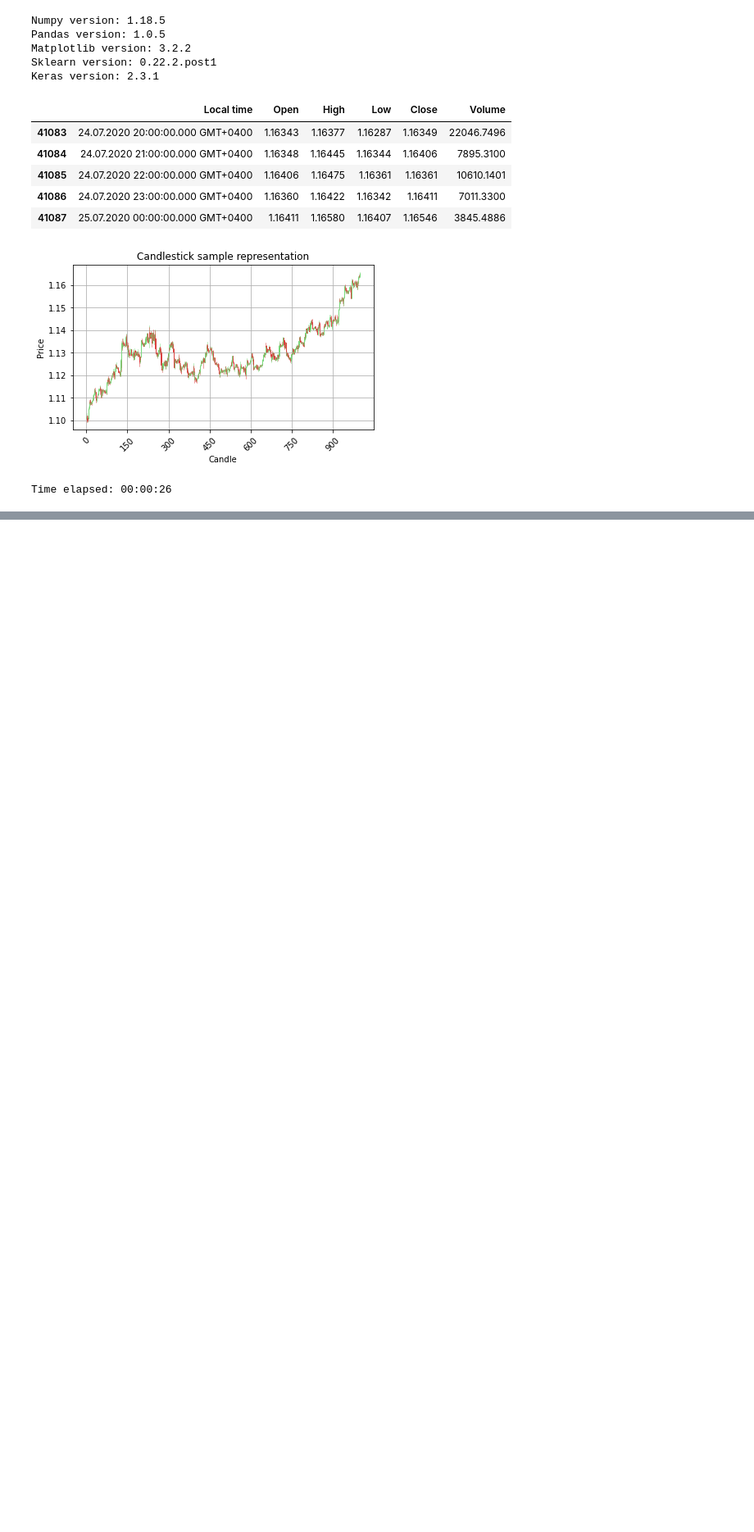
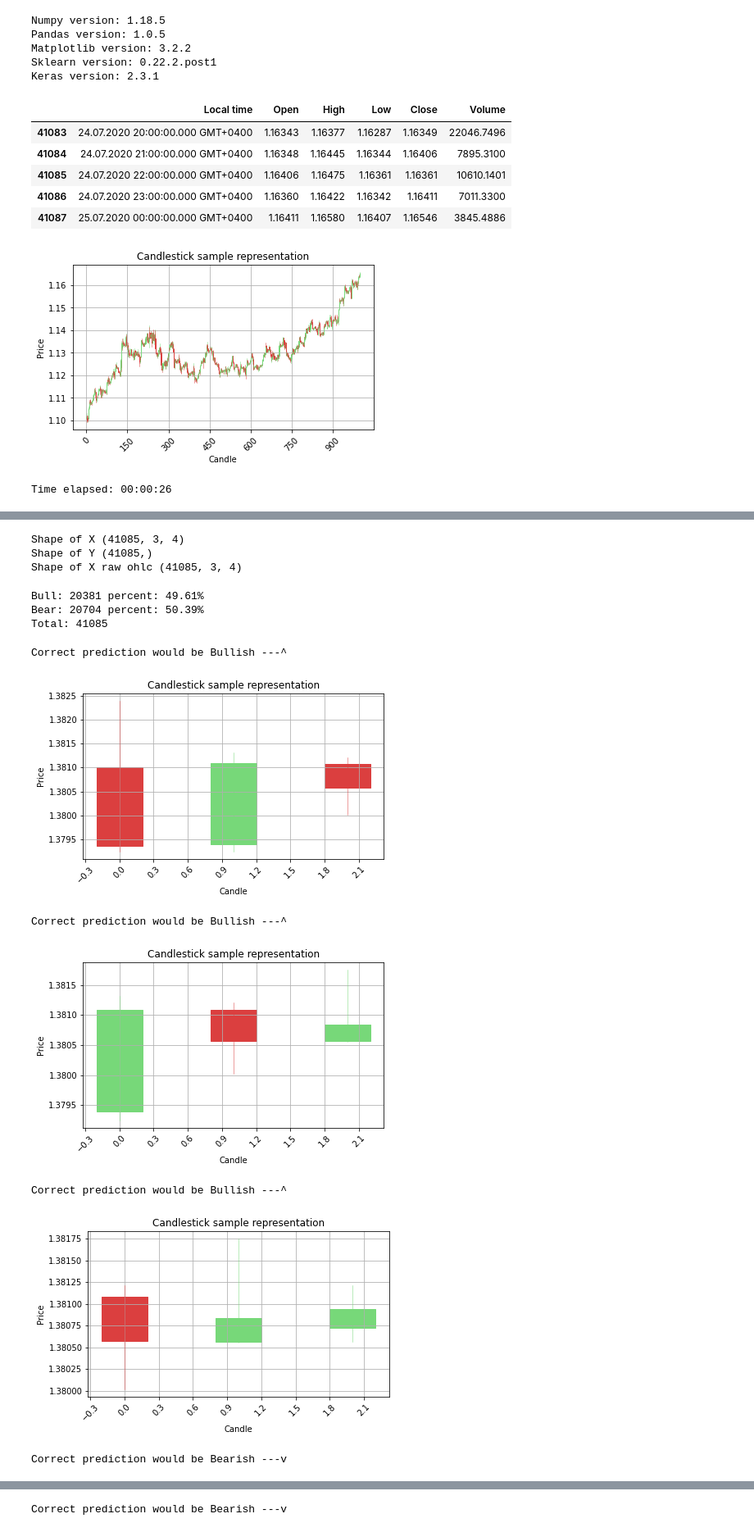
Before and after one commit to Faouzijedidi1/ResearchForex, a Jupyter notebook: NN_for_Forex_V0_1_using_Keras_to_predict_patterns.ipynb, the cells around one changed output, grey strips where cells are left out. Shown at 82% size. Saved outputs shown, nothing was run; the diff lists cells and outputs as text; code cells hidden in the pictures; blank space fills up the shorter version.

```diff
--- a/NN_for_Forex_V0_1_using_Keras_to_predict_patterns.ipynb
+++ b/NN_for_Forex_V0_1_using_Keras_to_predict_patterns.ipynb
@@ -109,0 +131,26 @@ Time elapsed: 00:00:26
+# %%
+def ohlc_to_candlestick(conversion_array):
+    candlestick_data = [0,0,0,0]
+
+    if conversion_array[3]>conversion_array[0]:
+        candle_type=1
+        wicks_up=conversion_array[1]-conversion_array[3]
+        wicks_down=conversion_array[2]-conversion_array[0]
+        body_size=conversion_array[3]-conversion_array[0]
+
+    else:
+        candle_type=0
+        wicks_up=conversion_array[1]-conversion_array[0]
+        wicks_down=conversion_array[2]-conversion_array[3]
+        body_size=conversion_array[1]-conversion_array[3]
+
+
+    if wicks_up < 0:wicks_up=wicks_up*(-1)
+    if wicks_down < 0:wicks_down=wicks_down*(-1)
+    if body_size < 0:body_size=body_size*(-1)
+    candlestick_data[0]=candle_type
+    candlestick_data[1]=round(round(wicks_up,5)*10000,2)
+    candlestick_data[2]=round(round(wicks_down,5)*10000,2)
+    candlestick_data[3]=round(round(body_size,5)*10000,2)
+
+    return candlestick_data
@@ -109,0 +248,4 @@ Time elapsed: 00:00:26
+# %%
+cell_timer = MeasureTime()
+X,Y, X_raw = my_generator_candle_X_Y(my_dataset.values,3,MinMax=False)
+cell_timer.kill()
@@ -109,0 +254,32 @@ Time elapsed: 00:00:26
+# %%
+print('Shape of X ' + str(X.shape))
+print('Shape of Y ' + str(Y.shape))
+print('Shape of X raw ohlc ' + str(X_raw.shape))
+# %% [output]
+Shape of X (41085, 3, 4)
+Shape of Y (41085,)
+Shape of X raw ohlc (41085, 3, 4)
+# %%
+unique, counts = np.unique(Y, return_counts=True)
+predictions_type = dict(zip(unique, counts))
+print('Bull: ' + str((predictions_type[1])) + ' percent: ' + str(round((predictions_type[1]*100)/len(Y),2)) + '%')
+print('Bear: ' + str((predictions_type[0])) + ' percent: ' + str(round((predictions_type[0]*100)/len(Y),2)) + '%')
+print('Total: ' + str(len(Y)))
+# %% [output]
+Bull: 20381 percent: 49.61%
+Bear: 20704 percent: 50.39%
+Total: 41085
+# %%
+for a in range(5):
+    b=a+1000
+    if Y[b] == 1:print('Correct prediction would be Bullish ---^')
+    if Y[b] == 0:print('Correct prediction would be Bearish ---v')
+    graph_data_ohlc(X_raw[b])
+# %% [output]
+Correct prediction would be Bullish ---^
+[figure, added]
+Correct prediction would be Bullish ---^
+[figure, added]
+Correct prediction would be Bullish ---^
+[figure, added]
+Correct prediction would be Bearish ---v
@@ -109,0 +287 @@ Time elapsed: 00:00:26
+Correct prediction would be Bearish ---v
```
Also changed, not shown: parts of 13 cells of this notebook.
